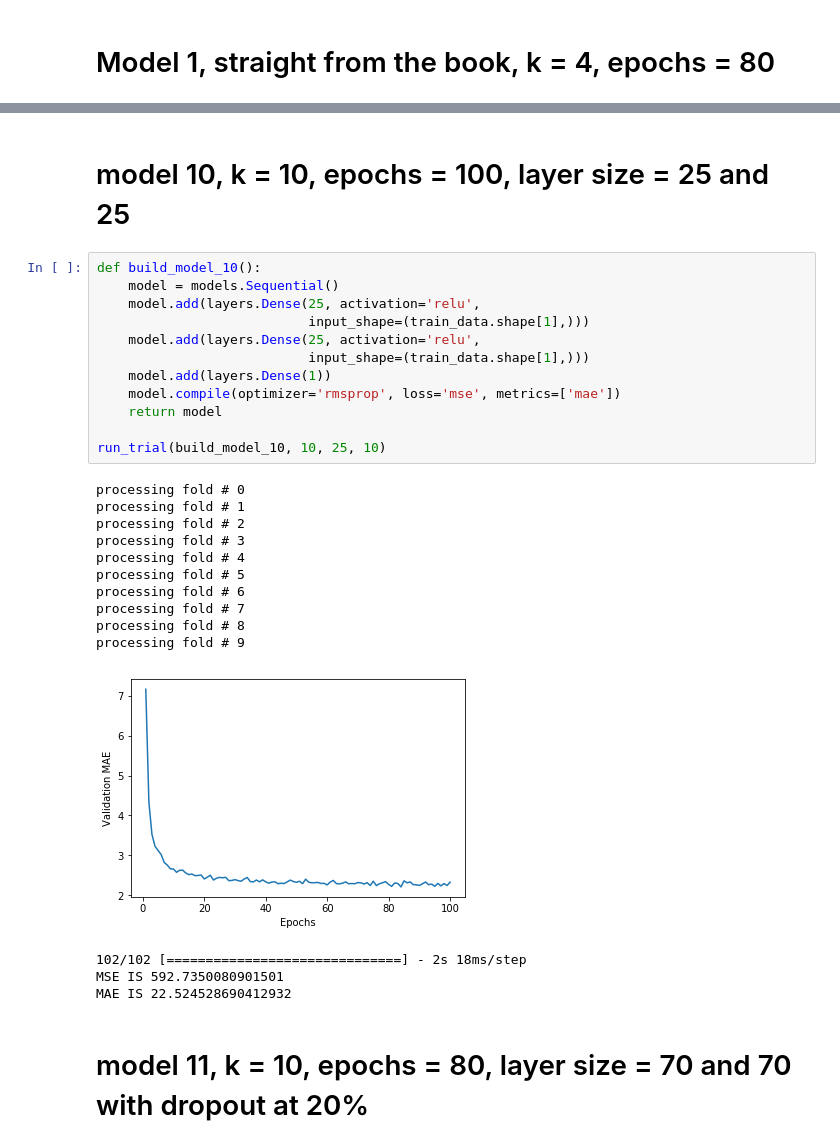
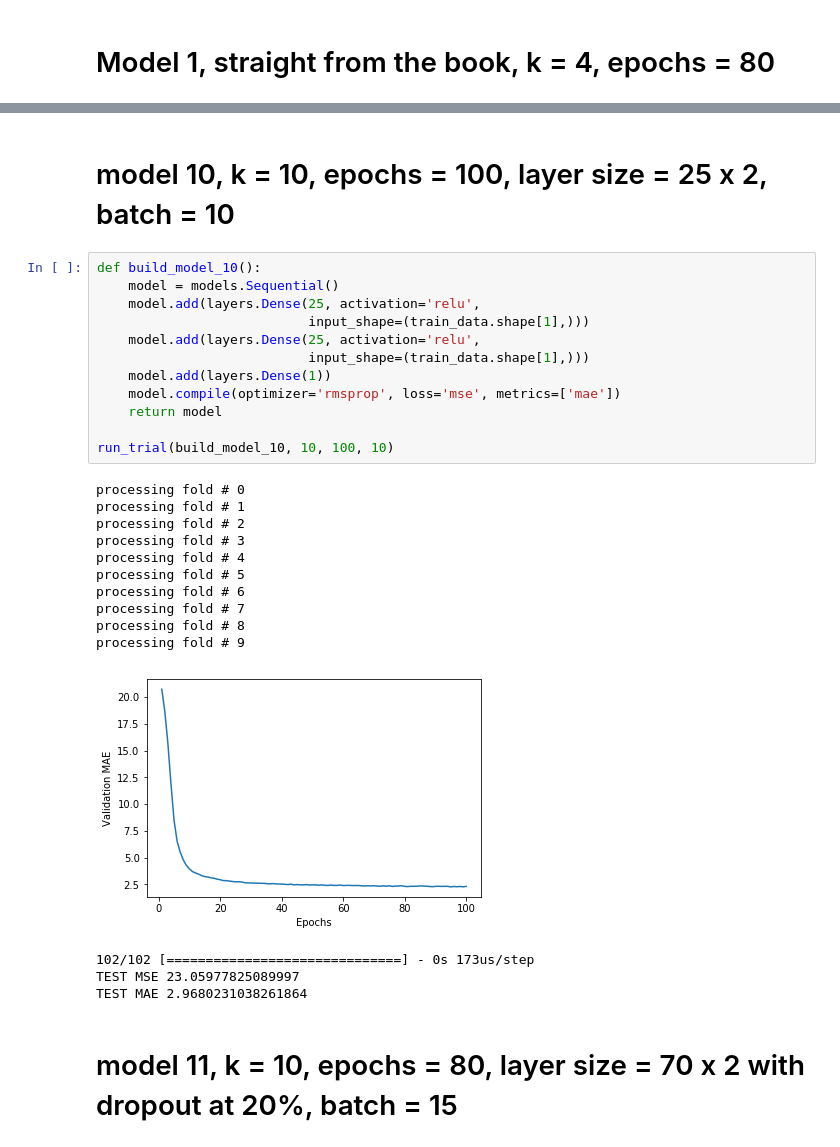
Before and after one commit to tamos/MACS30200proj, a Jupyter notebook: ProblemSets/PS3/Boston_housing_workbook.ipynb, the cells around one changed output, grey strips where cells are left out. Cells and saved outputs as stored; diff of their text form.

```diff
--- a/ProblemSets/PS3/Boston_housing_workbook.ipynb
+++ b/ProblemSets/PS3/Boston_housing_workbook.ipynb
@@ -328,34 +328,34 @@ MAE IS 22.82991955327053
 # %% [markdown]
-# model 10, k = 10, epochs = 100, layer size = 25 and 25
+# model 10, k = 10, epochs = 100, layer size = 25 x 2, batch = 10
 # %%
 def build_model_10():
     model = models.Sequential()
     model.add(layers.Dense(25, activation='relu',
                            input_shape=(train_data.shape[1],)))
     model.add(layers.Dense(25, activation='relu',
                            input_shape=(train_data.shape[1],)))
     model.add(layers.Dense(1))
     model.compile(optimizer='rmsprop', loss='mse', metrics=['mae'])
     return model
 
-run_trial(build_model_10, 10, 25, 10)
+run_trial(build_model_10, 10, 100, 10)
 # %% [output]
 processing fold # 0
 processing fold # 1
 processing fold # 2
 processing fold # 3
 processing fold # 4
 processing fold # 5
 processing fold # 6
 processing fold # 7
 processing fold # 8
 processing fold # 9
-[figure, old version]
+[figure, new version]
-102/102 [==============================] - 2s 18ms/step
-MSE IS 592.7350080901501
-MAE IS 22.524528690412932
+102/102 [==============================] - 0s 173us/step
+TEST MSE 23.05977825089997
+TEST MAE 2.9680231038261864
 # %% [markdown]
-# model 11, k = 10, epochs = 80, layer size = 70 and 70 with dropout at 20%
+# model 11, k = 10, epochs = 80, layer size = 70 x 2 with dropout at 20%, batch = 15
 # %%
 def build_model_11():
     model = models.Sequential()
```
Also changed, not shown: parts of 55 cells of this notebook, 1 other file.
